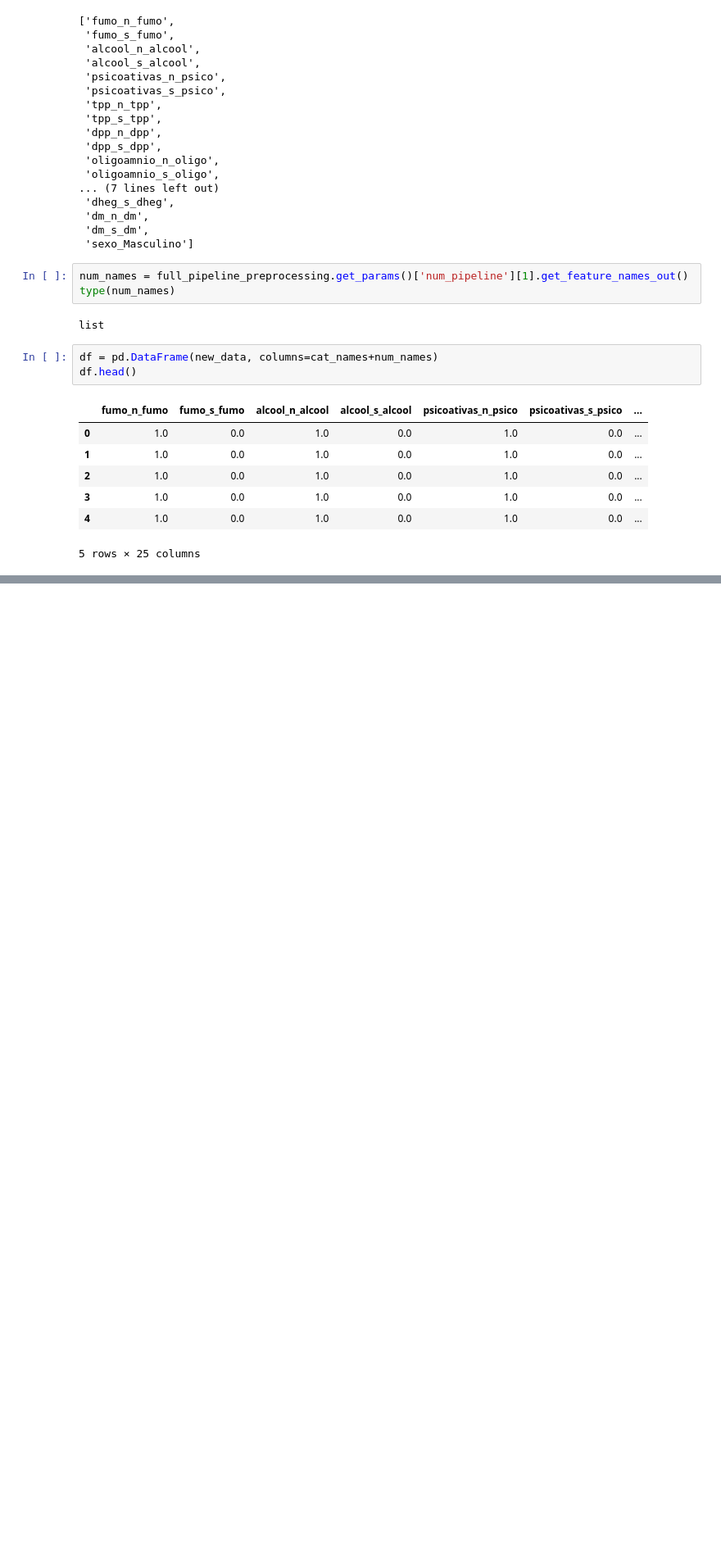
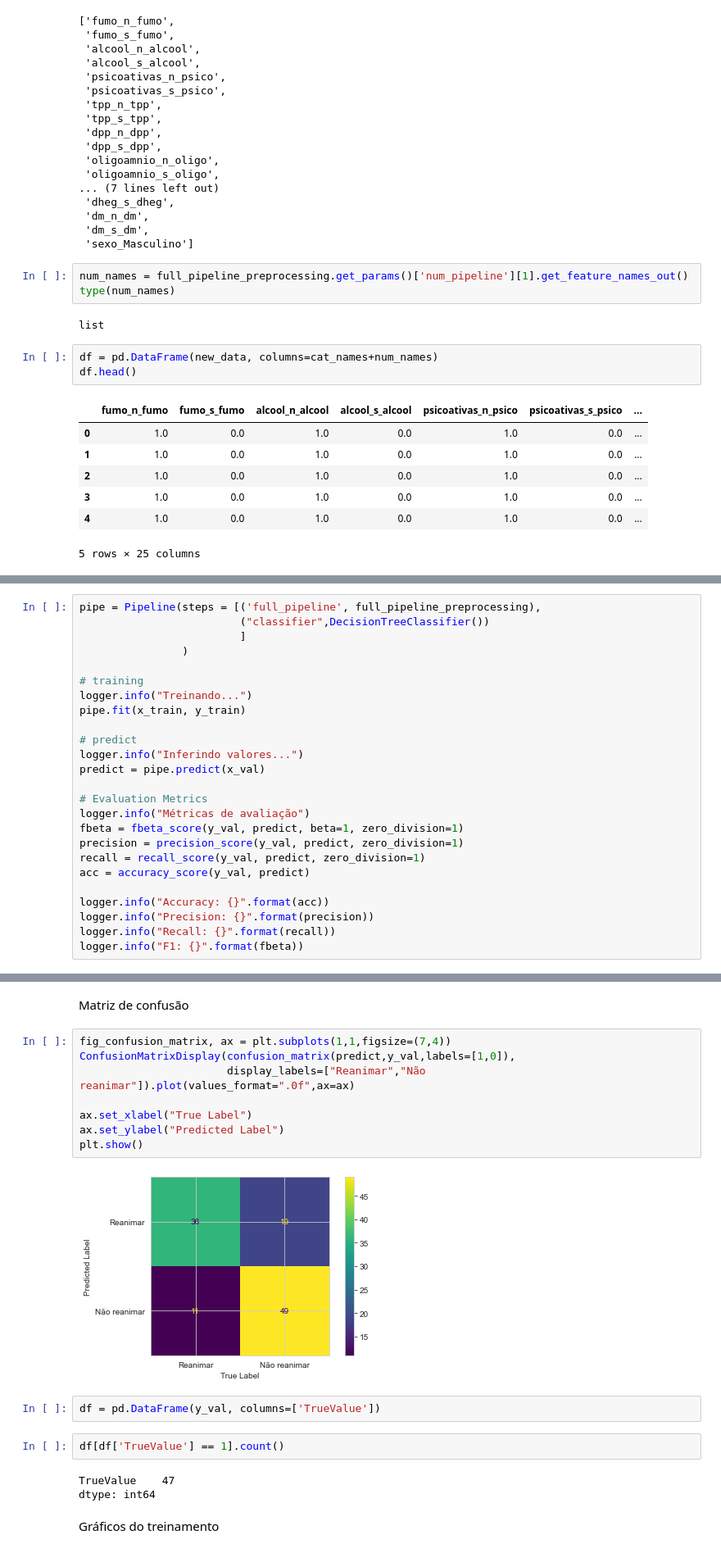
Before and after one commit to ecalasans/mlreanimacao, a Jupyter notebook: ml_p1_TRAIN.ipynb, the cells around one changed output, grey strips where cells are left out. Shown: that part at 82% size. Saved outputs shown, nothing was run; the diff lists cells and outputs as text; blank space fills up the shorter version.

Commit message:
Notebook Train completo e funcional

```diff
--- a/ml_p1_TRAIN.ipynb
+++ b/ml_p1_TRAIN.ipynb
@@ -652,0 +667,25 @@ df.head()
+# %%
+pipe = Pipeline(steps = [('full_pipeline', full_pipeline_preprocessing),
+                         ("classifier",DecisionTreeClassifier())
+                         ]
+                )
+
+# training
+logger.info("Treinando...")
+pipe.fit(x_train, y_train)
+
+# predict
+logger.info("Inferindo valores...")
+predict = pipe.predict(x_val)
+
+# Evaluation Metrics
+logger.info("Métricas de avaliação")
+fbeta = fbeta_score(y_val, predict, beta=1, zero_division=1)
+precision = precision_score(y_val, predict, zero_division=1)
+recall = recall_score(y_val, predict, zero_division=1)
+acc = accuracy_score(y_val, predict)
+
+logger.info("Accuracy: {}".format(acc))
+logger.info("Precision: {}".format(precision))
+logger.info("Recall: {}".format(recall))
+logger.info("F1: {}".format(fbeta))
@@ -652,0 +747,21 @@ df.head()
+# %% [markdown]
+Matriz de confusão
+# %%
+fig_confusion_matrix, ax = plt.subplots(1,1,figsize=(7,4))
+ConfusionMatrixDisplay(confusion_matrix(predict,y_val,labels=[1,0]),
+                       display_labels=["Reanimar","Não reanimar"]).plot(values_format=".0f",ax=ax)
+
+ax.set_xlabel("True Label")
+ax.set_ylabel("Predicted Label")
+plt.show()
+# %% [output]
+[figure, added]
+# %%
+df = pd.DataFrame(y_val, columns=['TrueValue'])
+# %%
+df[df['TrueValue'] == 1].count()
+# %% [output]
+TrueValue    47
+dtype: int64
+# %% [markdown]
+Gráficos do treinamento
```
Also changed, not shown: parts of 52 cells of this notebook, 2 other files.
